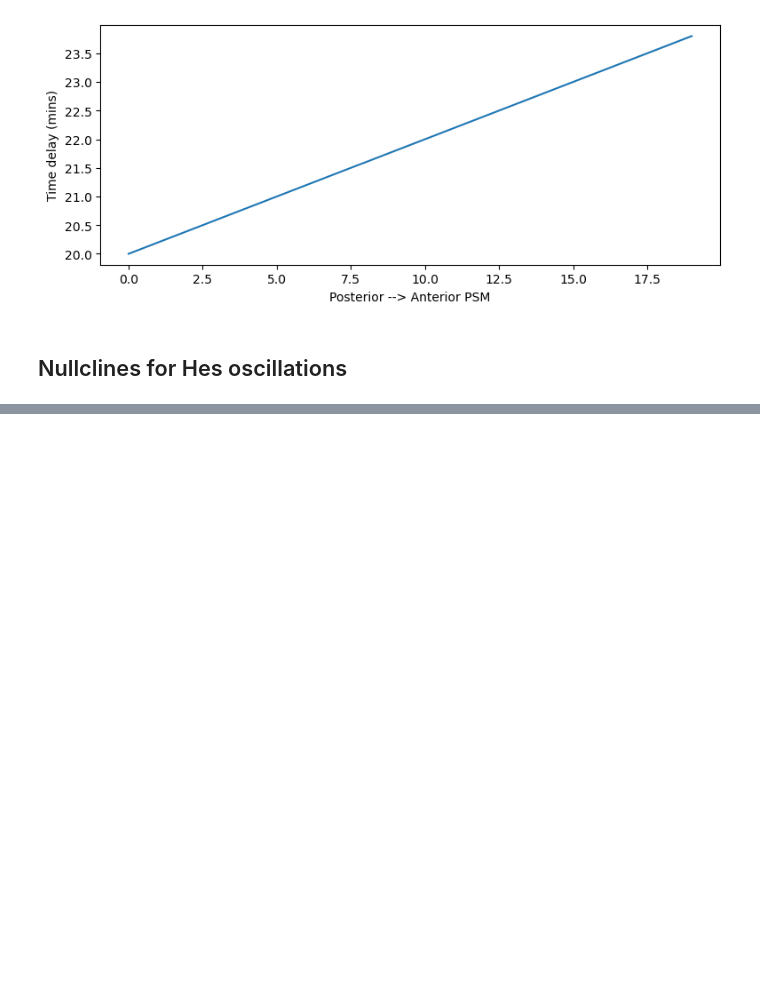
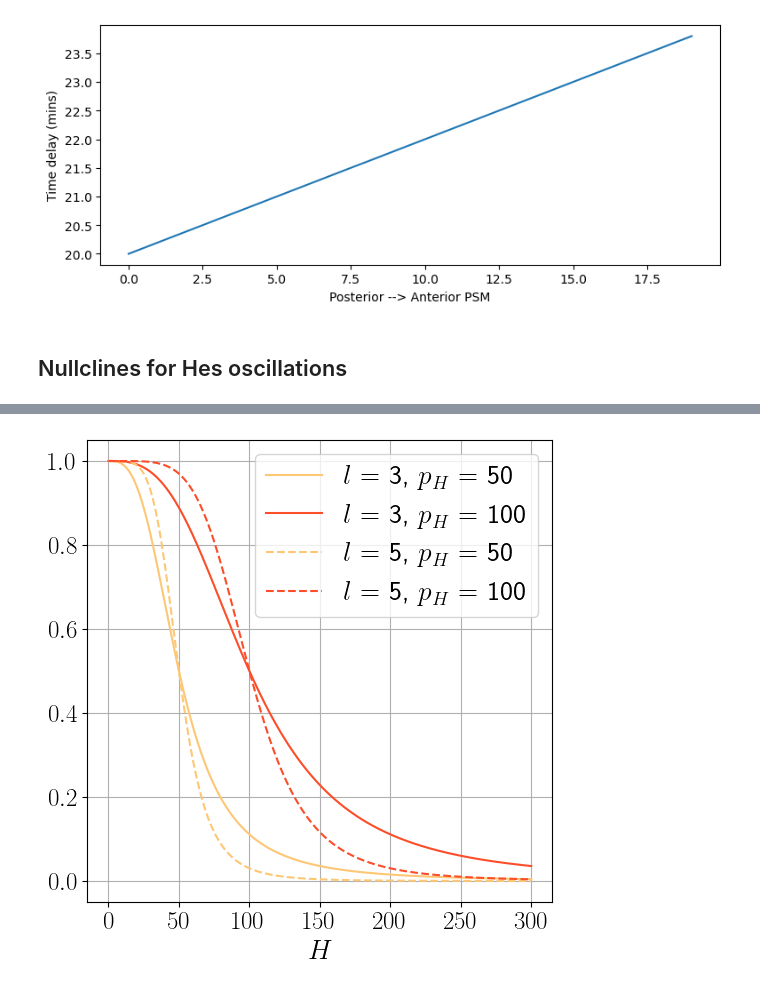
Before and after one commit to kbmcdonnell/2025_mouse_oscillations_MEP_Kate_McDonnell, a Jupyter notebook: Delta_Hes/misc_plotting.ipynb, the cells around one changed output, grey strips where cells are left out. Saved outputs shown, nothing was run; the diff lists cells and outputs as text; code cells hidden in the pictures; blank space fills up the shorter version.

```diff
--- a/Delta_Hes/misc_plotting.ipynb
+++ b/Delta_Hes/misc_plotting.ipynb
@@ -131,0 +133,16 @@ m_h_plot [ 0.          0.50505051  1.01010101  1.51515152  2.02020202  2.5252525
+# %%
+hes = np.linspace(0,300,300)
+
+plt.figure(figsize=(6, 6))
+plt.plot(hes, hill_function_negative(hes, 3, 50), label = r'$l$ = 3, $p_H$ = 50', color = hescolor1)
+plt.plot(hes, hill_function_negative(hes, 3, 100), label = r'$l$ = 3, $p_H$ = 100', color = hescolor2)
+plt.plot(hes, hill_function_negative(hes, 5, 50), label = r'$l$ = 5, $p_H$ = 50', color = hescolor1, linestyle='--')
+plt.plot(hes, hill_function_negative(hes, 5, 100), label = r'$l$ = 5, $p_H$ = 100', color = hescolor2, linestyle='--')
+plt.xlabel('$H$', fontsize = 20)
+plt.grid()
+plt.legend(fontsize = 20)
+plt.xticks(fontsize = 18)
+plt.yticks(fontsize = 18)
+plt.savefig('theory-hill-funcs.png', dpi=600)
+# %% [output]
+[figure, added]
```
Also changed, not shown: parts of 2 cells of this notebook.
